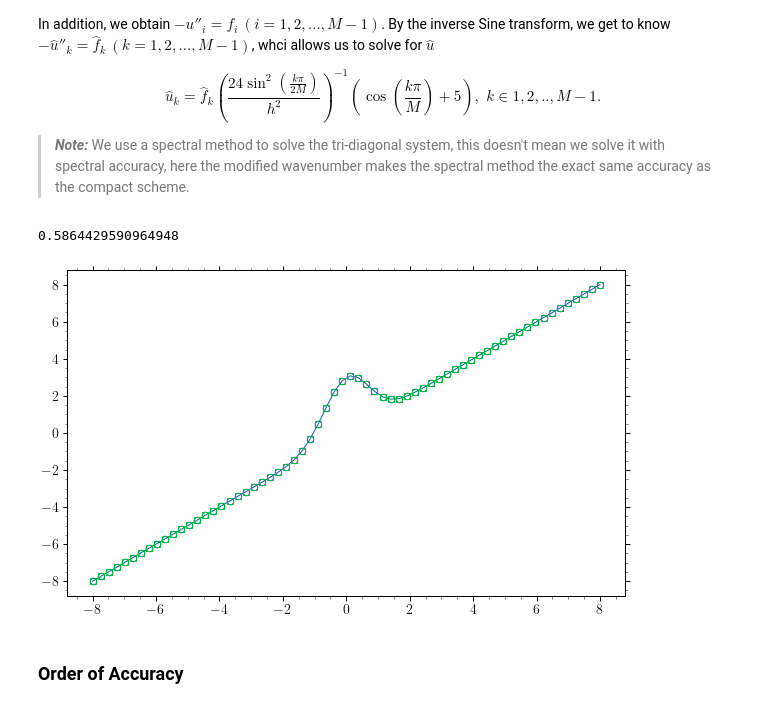
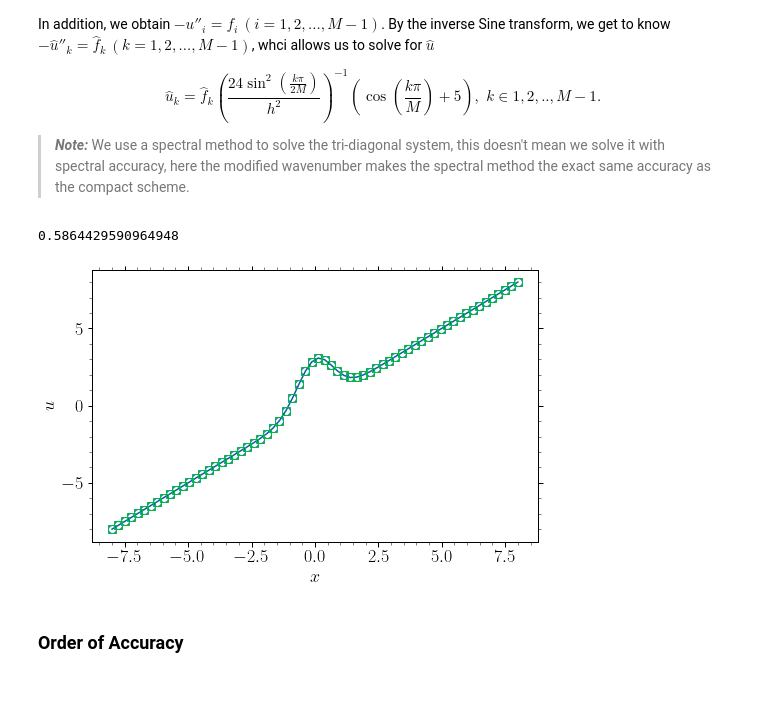
Before and after one commit to marinlauber/marinlauber.github.io, a Jupyter notebook: notebooks/Compact-Schemes-for-Poisson-Equation.ipynb, the cells around one changed output. Cells and saved outputs as stored; diff of their text form; code cells hidden in the pictures.

```diff
--- a/notebooks/Compact-Schemes-for-Poisson-Equation.ipynb
+++ b/notebooks/Compact-Schemes-for-Poisson-Equation.ipynb
@@ -320,15 +325,17 @@ def SolvePoissonSine(f, h, M):
 # %%
 M = 64
 x, h = np.linspace(-8, 8, M, retstep=True, endpoint=True)
 f = 12.*np.exp(-x**2)*(-x**2 + 0.5)
 u_e = 3.*np.exp(-x**2)+x
 u_num = SolvePoissonSine(f, h, M)
 print(norm(u_num-u_e))
 plt.plot(x, u_num + x, '-o')
-plt.plot(x, u_e, 's');
+plt.plot(x, u_e, 's')
+plt.xlabel(r"$x$");plt.ylabel(r"$u$");
+# plt.savefig("figure_3.png", dpi=300);
 # %% [output]
 0.5864429590964948
-[figure, old version]
+[figure, new version]
 # %% [markdown]
 ### Order of Accuracy
 # %%
```
Also changed, not shown: parts of 3 cells of this notebook, 50 other files.
